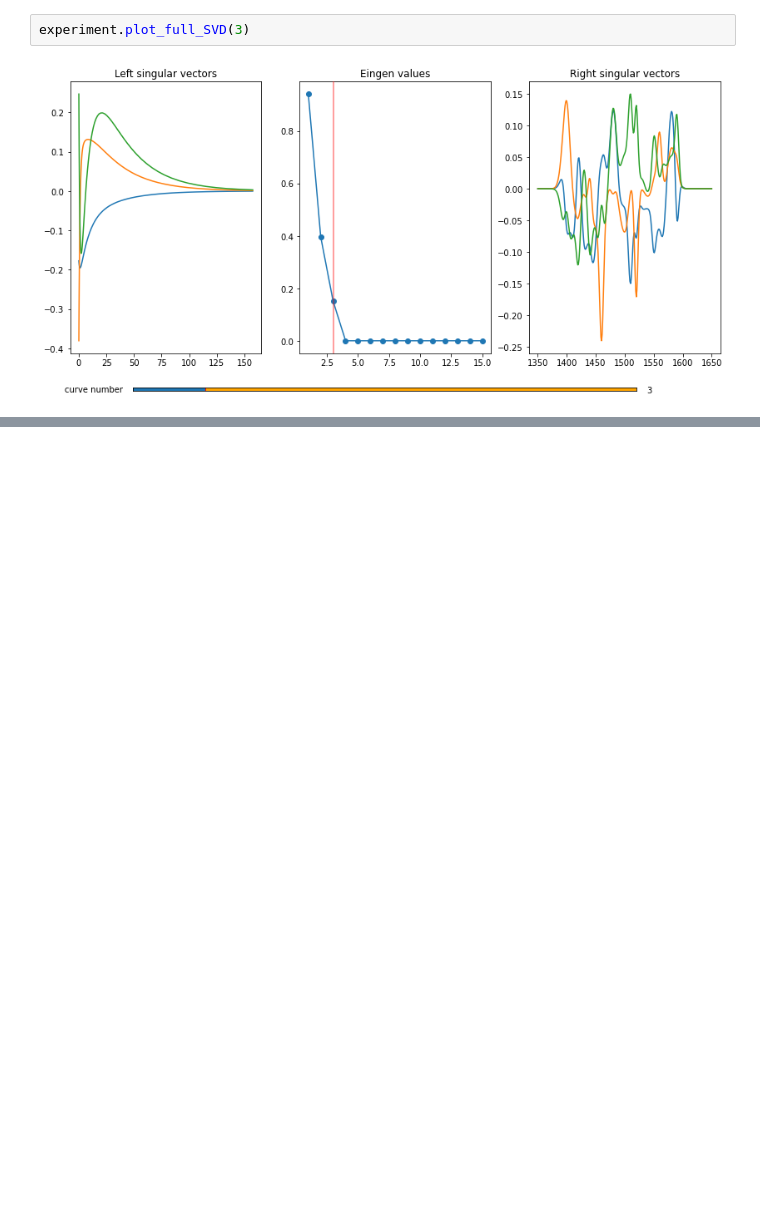
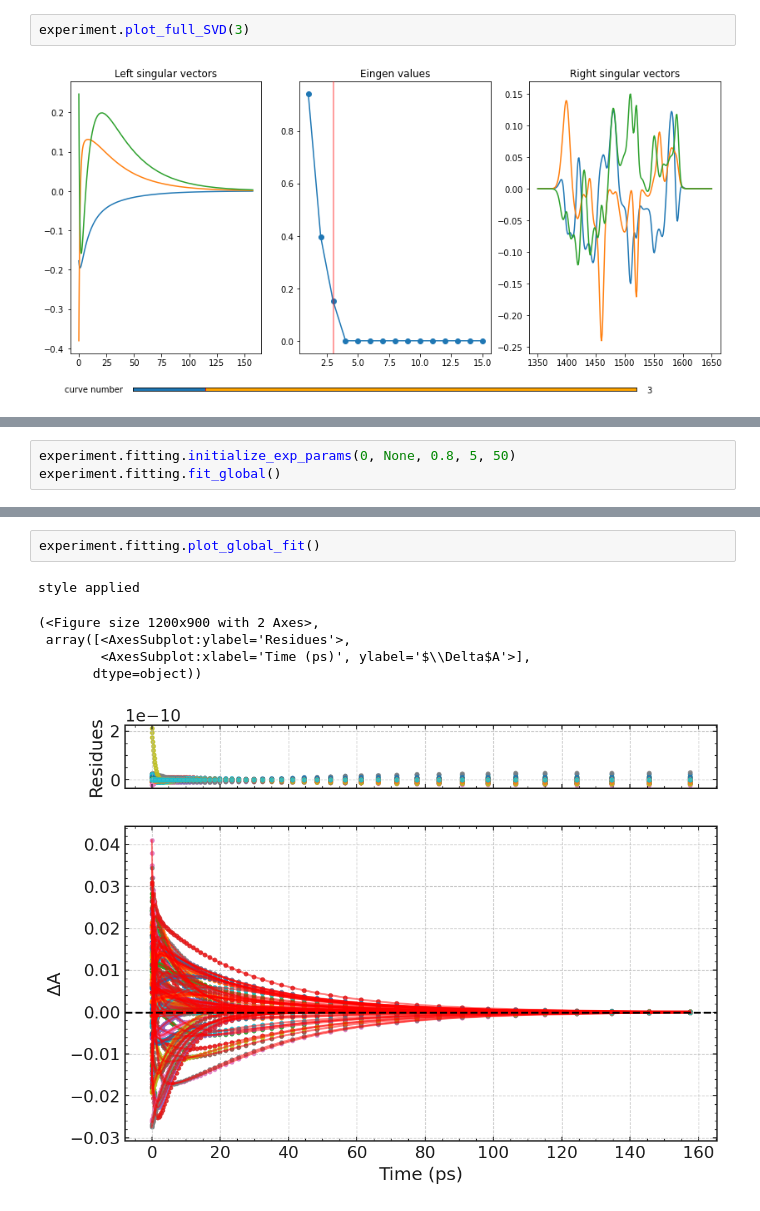
Before and after one commit to lucasmuriarte/ultrapyfit, a Jupyter notebook: Untitled.ipynb, the cells around one changed output, grey strips where cells are left out. Drawn from its saved outputs; the diff is of its cells as text; blank space fills up the shorter version.

```diff
--- a/Untitled.ipynb
+++ b/Untitled.ipynb
@@ -207,0 +285,3 @@ experiment.plot_full_SVD(3)
+# %%
+experiment.fitting.initialize_exp_params(0, None, 0.8, 5, 50)
+experiment.fitting.fit_global()
@@ -207,0 +329,9 @@ experiment.plot_full_SVD(3)
+# %%
+experiment.fitting.plot_global_fit()
+# %% [output]
+style applied
+(<Figure size 1200x900 with 2 Axes>,
+ array([<AxesSubplot:ylabel='Residues'>,
+        <AxesSubplot:xlabel='Time (ps)', ylabel='$\\Delta$A'>],
+       dtype=object))
+[figure, added]
```
Also changed, not shown: parts of 15 cells of this notebook.
